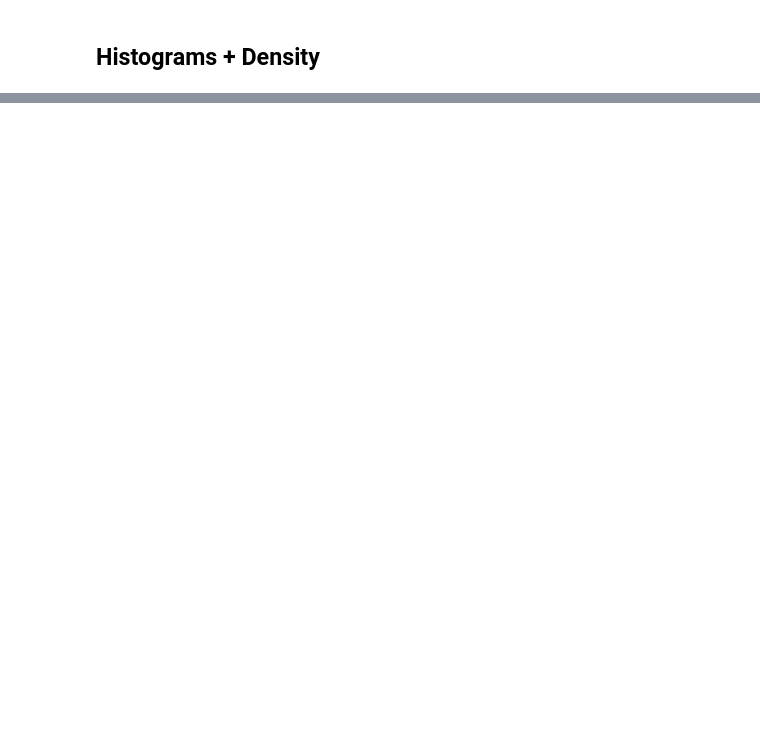
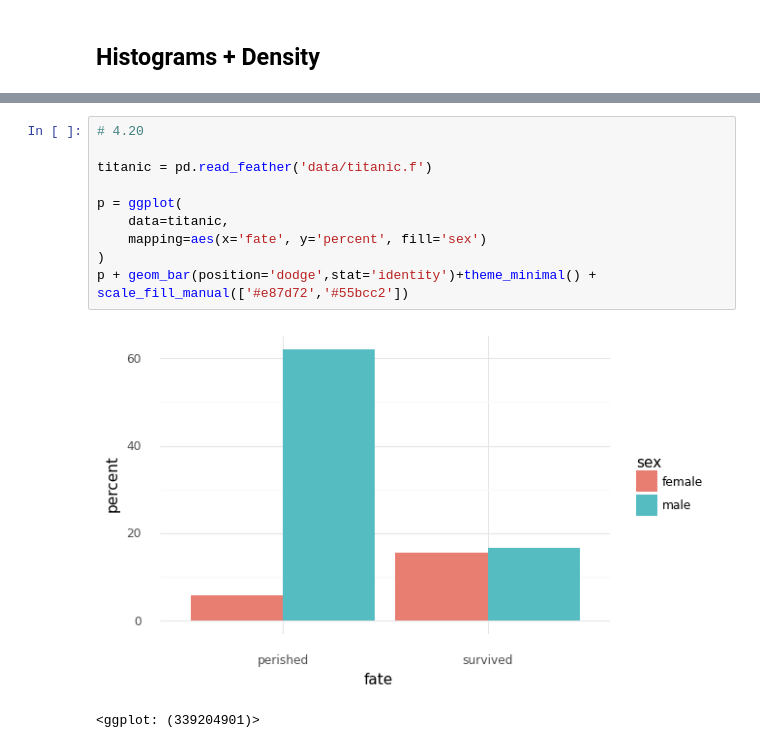
Before and after one commit to jkgiesler/healy-viz, a Jupyter notebook: chapter4-python.ipynb, the cells around one changed output, grey strips where cells are left out. Drawn from its saved outputs; the diff is of its cells as text; blank space fills up the shorter version.

```diff
--- a/chapter4-python.ipynb
+++ b/chapter4-python.ipynb
@@ -170,0 +218,13 @@ p + geom_bar(
+# %%
+# 4.20
+
+titanic = pd.read_feather('data/titanic.f')
+
+p = ggplot(
+    data=titanic,
+    mapping=aes(x='fate', y='percent', fill='sex')
+)
+p + geom_bar(position='dodge',stat='identity')+theme_minimal() + scale_fill_manual(['#e87d72','#55bcc2'])
+# %% [output]
+[figure, added]
+<ggplot: (339204901)>
```
Also changed, not shown: parts of 14 cells of this notebook, 1 other file.
